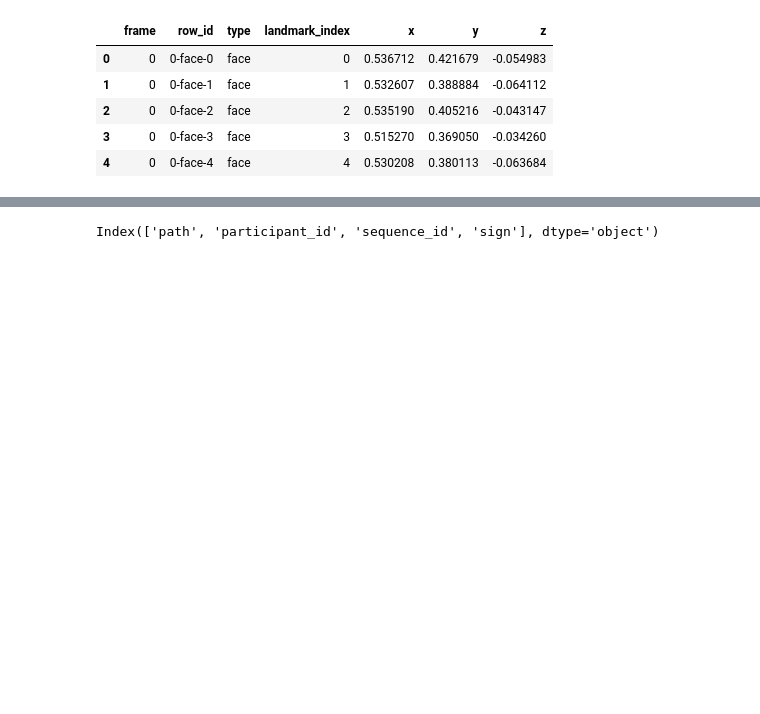
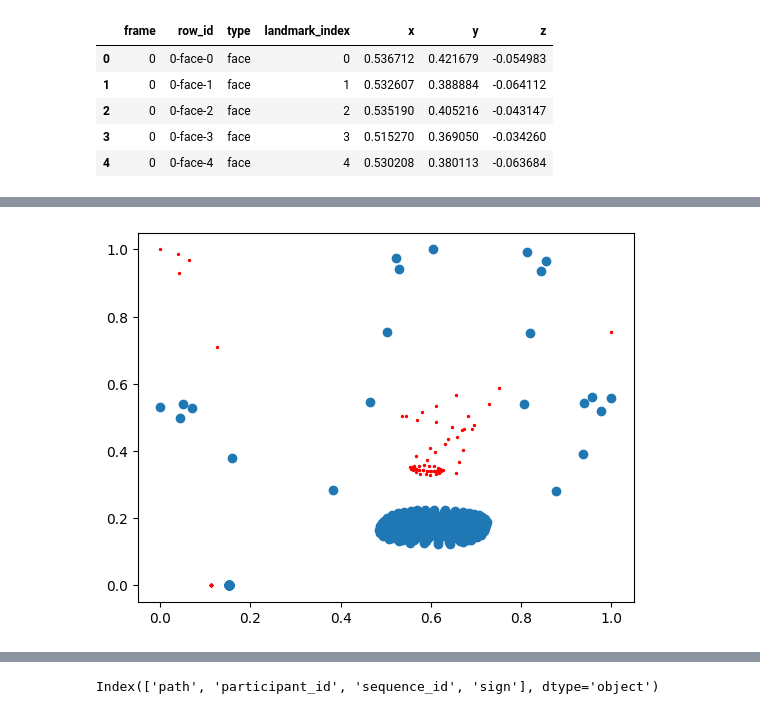
Before and after one commit to Anybalsmith/Team-ETE---Google---Isolated-Sign-Language-Recognition, a Jupyter notebook: enzo_notebook.ipynb, the cells around one changed output, grey strips where cells are left out. Saved outputs shown, nothing was run; the diff lists cells and outputs as text; code cells hidden in the pictures; blank space fills up the shorter version.

```diff
--- a/enzo_notebook.ipynb
+++ b/enzo_notebook.ipynb
@@ -94,0 +303,7 @@ len(parquet_df)
+# %%
+plt.figure()
+plt.scatter(X1,Y1)
+plt.scatter(vv[1,:,0],vv[1,:,1], s=2, c='r')
+plt.show()
+# %% [output]
+[figure, added]
```
Also changed, not shown: parts of 85 cells of this notebook, 1 other file.
